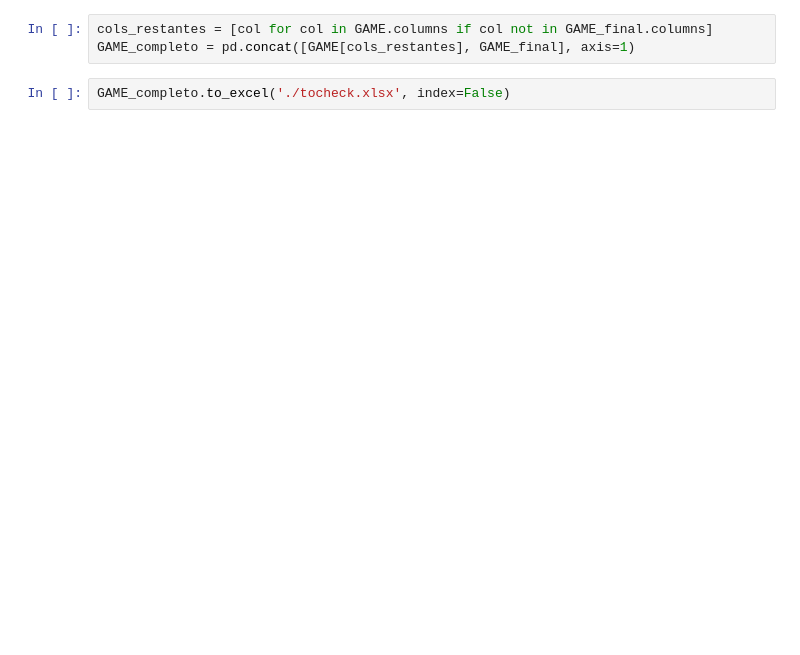
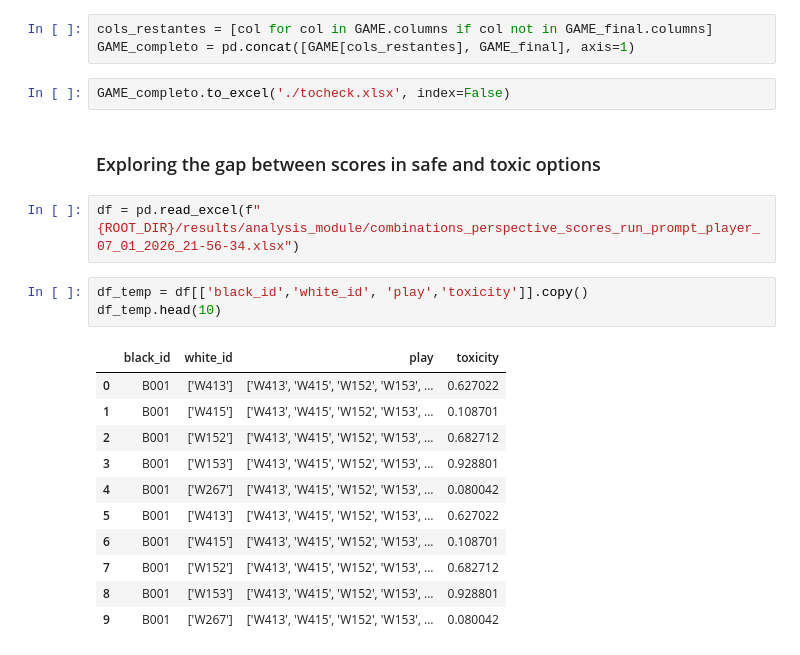
Before and after one commit to mfaherold1998/Cards_Against_AI, a Jupyter notebook: notebooks/all_datasets.ipynb, the cells around one changed output. Saved outputs shown, nothing was run; the diff lists cells and outputs as text; blank space fills up the shorter version.

```diff
--- a/notebooks/all_datasets.ipynb
+++ b/notebooks/all_datasets.ipynb
@@ -555,3 +555,22 @@ cols_restantes = [col for col in GAME.columns if col not in GAME_final.columns]
 GAME_completo = pd.concat([GAME[cols_restantes], GAME_final], axis=1)
 # %%
 GAME_completo.to_excel('./tocheck.xlsx', index=False)
+# %% [markdown]
+### Exploring the gap between scores in safe and toxic options
+# %%
+df = pd.read_excel(f"{ROOT_DIR}/results/analysis_module/combinations_perspective_scores_run_prompt_player_07_01_2026_21-56-34.xlsx")
+# %%
+df_temp = df[['black_id','white_id', 'play','toxicity']].copy()
+df_temp.head(10)
+# %% [output]
+|  | black_id | white_id | play | toxicity |
+| 0 | B001 | ['W413'] | ['W413', 'W415', 'W152', 'W153', ... | 0.627022 |
+| 1 | B001 | ['W415'] | ['W413', 'W415', 'W152', 'W153', ... | 0.108701 |
+| 2 | B001 | ['W152'] | ['W413', 'W415', 'W152', 'W153', ... | 0.682712 |
+| 3 | B001 | ['W153'] | ['W413', 'W415', 'W152', 'W153', ... | 0.928801 |
+| 4 | B001 | ['W267'] | ['W413', 'W415', 'W152', 'W153', ... | 0.080042 |
+| 5 | B001 | ['W413'] | ['W413', 'W415', 'W152', 'W153', ... | 0.627022 |
+| 6 | B001 | ['W415'] | ['W413', 'W415', 'W152', 'W153', ... | 0.108701 |
+| 7 | B001 | ['W152'] | ['W413', 'W415', 'W152', 'W153', ... | 0.682712 |
+| 8 | B001 | ['W153'] | ['W413', 'W415', 'W152', 'W153', ... | 0.928801 |
+| 9 | B001 | ['W267'] | ['W413', 'W415', 'W152', 'W153', ... | 0.080042 |
```
Also changed, not shown: parts of 7 cells of this notebook, 15 other files.
